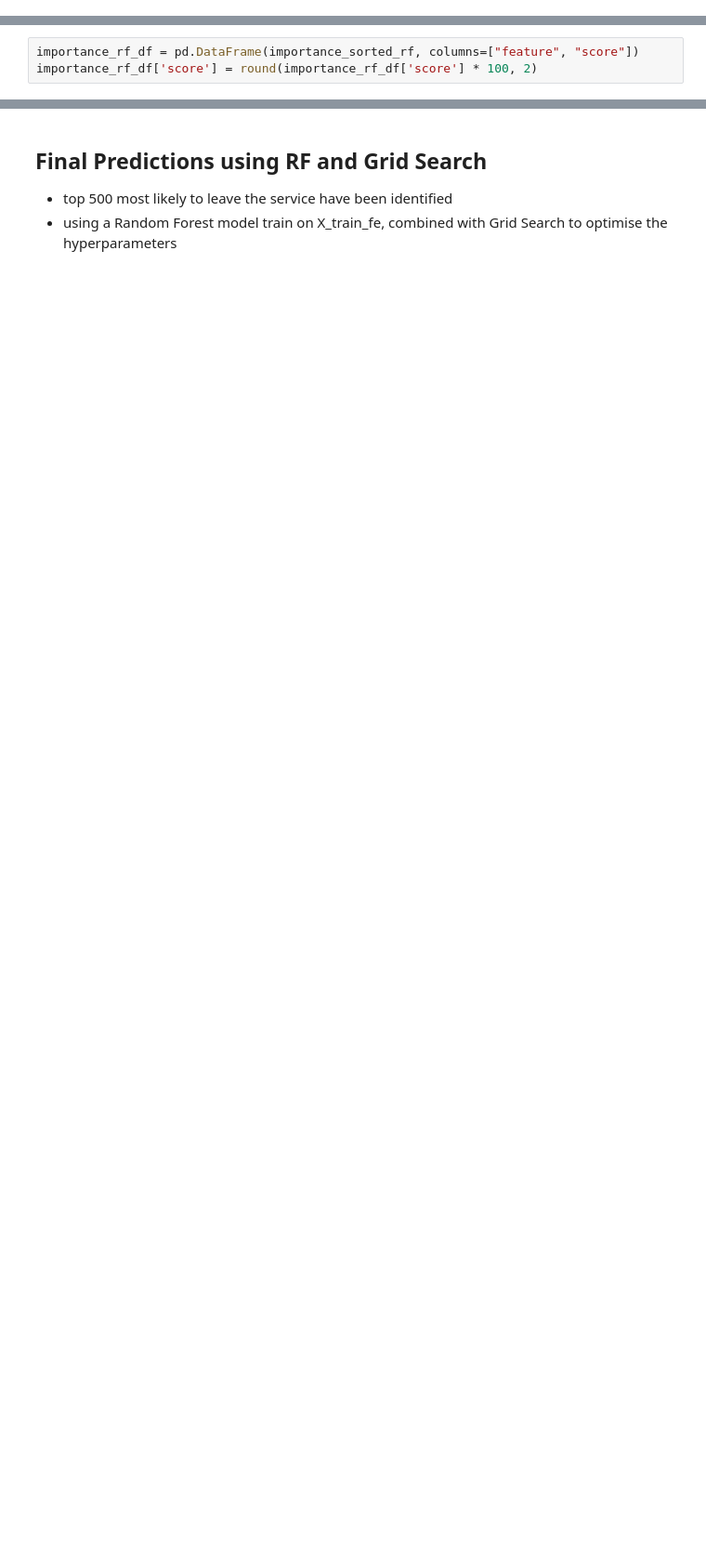
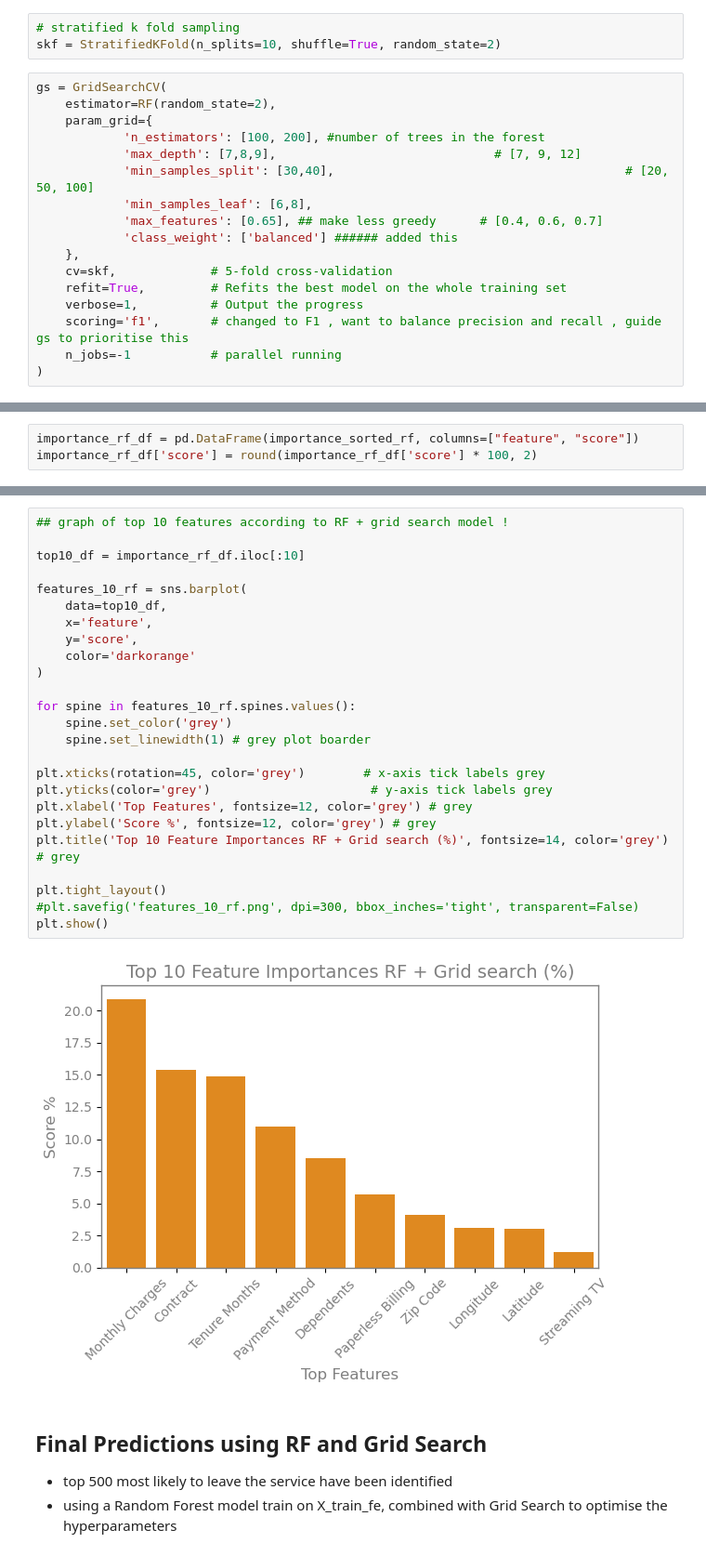
Before and after one commit to gdiwa23/Swanalytics, a Jupyter notebook: DT_RF Swanalytics.ipynb, the cells around one changed output, grey strips where cells are left out. Shown at 93% size. Cells and saved outputs as stored; diff of their text form; blank space fills up the shorter version.

```diff
--- a/DT_RF Swanalytics.ipynb
+++ b/DT_RF Swanalytics.ipynb
@@ -423,0 +495,20 @@ print(f' Time in seconds: {time() - now}')
+# %%
+# stratified k fold sampling
+skf = StratifiedKFold(n_splits=10, shuffle=True, random_state=2)
+# %%
+gs = GridSearchCV(
+    estimator=RF(random_state=2),
+    param_grid={
+            'n_estimators': [100, 200], #number of trees in the forest
+            'max_depth': [7,8,9],                              # [7, 9, 12]
+            'min_samples_split': [30,40],                                        # [20, 50, 100]
+            'min_samples_leaf': [6,8],
+            'max_features': [0.65], ## make less greedy      # [0.4, 0.6, 0.7]
+            'class_weight': ['balanced'] ###### added this
+    },
+    cv=skf,             # 5-fold cross-validation
+    refit=True,         # Refits the best model on the whole training set
+    verbose=1,          # Output the progress
+    scoring='f1',       # changed to F1 , want to balance precision and recall , guide gs to prioritise this
+    n_jobs=-1           # parallel running
+)
@@ -471,3 +660,30 @@ plt.show()
+# %%
+## graph of top 10 features according to RF + grid search model !
+
+top10_df = importance_rf_df.iloc[:10]
+
+features_10_rf = sns.barplot(
+    data=top10_df,
+    x='feature',
+    y='score',
+    color='darkorange'
+)
+
+for spine in features_10_rf.spines.values():
+    spine.set_color('grey')
+    spine.set_linewidth(1) # grey plot boarder
+
+plt.xticks(rotation=45, color='grey')        # x-axis tick labels grey
+plt.yticks(color='grey')                      # y-axis tick labels grey
+plt.xlabel('Top Features', fontsize=12, color='grey') # grey
+plt.ylabel('Score %', fontsize=12, color='grey') # grey
+plt.title('Top 10 Feature Importances RF + Grid search (%)', fontsize=14, color='grey') # grey
+
+plt.tight_layout()
+#plt.savefig('features_10_rf.png', dpi=300, bbox_inches='tight', transparent=False)
+plt.show()
+# %% [output]
+[figure, added]
 # %% [markdown]
 ## Final Predictions using RF and Grid Search
 * top 500 most likely to leave the service have been identified
```
Also changed, not shown: parts of 35 cells of this notebook.
